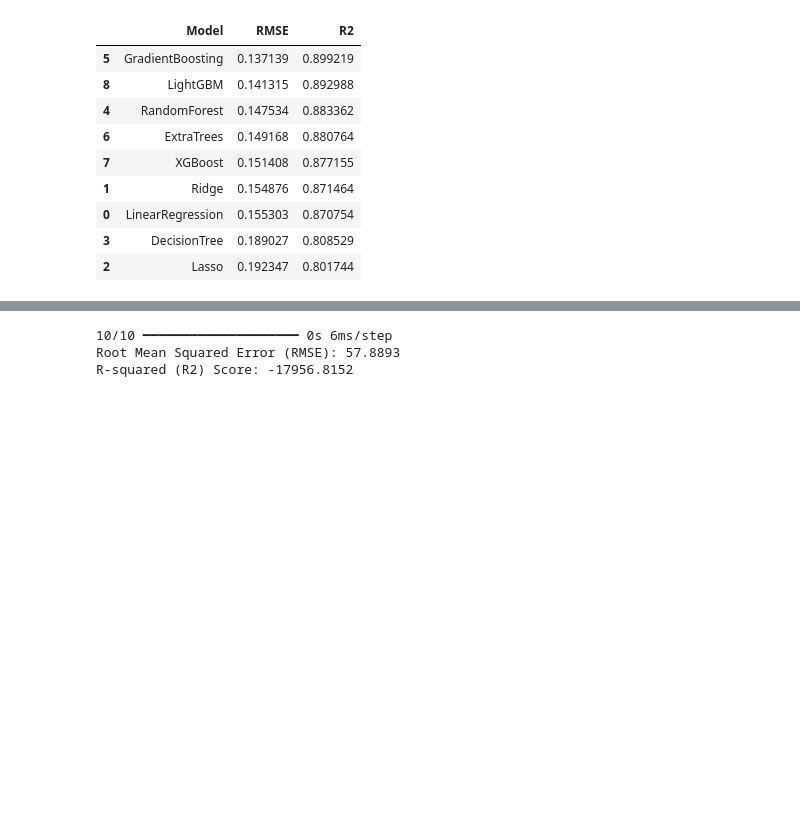
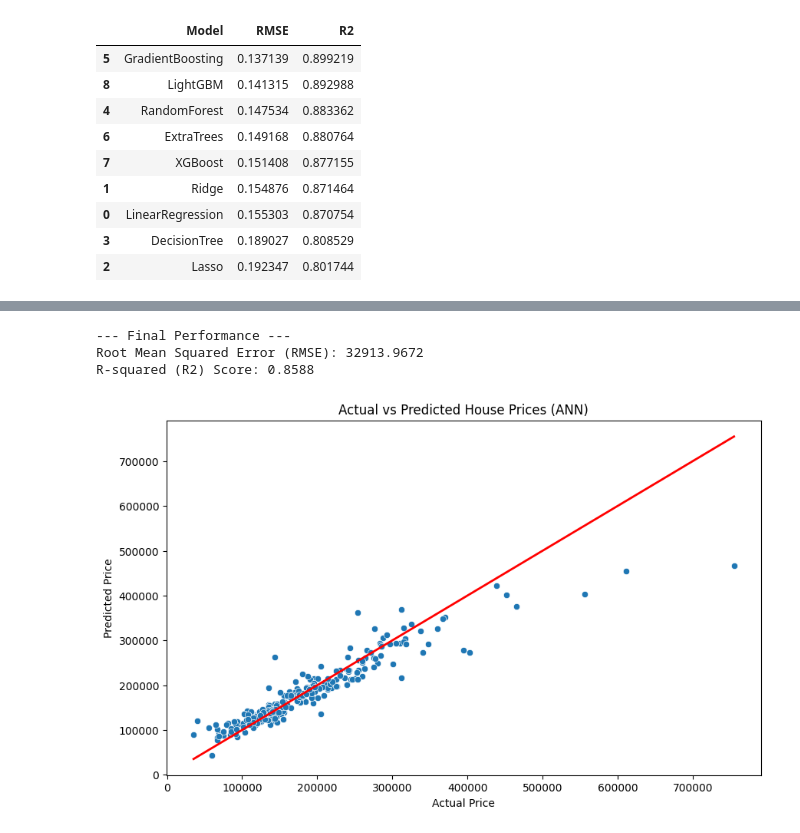
Before and after one commit to Ebratul/Python, a Jupyter notebook: HomeWork/HousePrice.ipynb, the cells around one changed output, grey strips where cells are left out. Drawn from its saved outputs; the diff is of its cells as text; code cells hidden in the pictures; blank space fills up the shorter version.

```diff
--- a/HomeWork/HousePrice.ipynb
+++ b/HomeWork/HousePrice.ipynb
@@ -294,3 +330,5 @@ model = Sequential([
 ])
 # %%
+# ৬. কম্পাইল ও ট্রেনিং
 model.compile(optimizer=tf.keras.optimizers.Adam(learning_rate=0.001), loss='mse')
+model.fit(X_train, y_train, validation_data=(X_val, y_val), epochs=150, batch_size=32, verbose=1)
@@ -297,2 +353,0 @@ model.compile(optimizer=tf.keras.optimizers.Adam(learning_rate=0.001), loss='mse
-# %%
-model.fit(X_train, y_train, validation_data=(X_test, y_test), epochs=200, batch_size=32, verbose=0)
@@ -300,0 +354,3 @@ model.fit(X_train, y_train, validation_data=(X_test, y_test), epochs=200, batch_
+# %%
+# প্রেডিকশন নিন (এটি স্কেল করা মান দিবে)
+y_pred_scaled = model.predict(X_val)
@@ -301,16 +359,29 @@ model.fit(X_train, y_train, validation_data=(X_test, y_test), epochs=200, batch_
+# %%
+# প্রেডিকশন এবং একচুয়াল ভ্যালু—উভয়কেই আসল টাকায় (Original Scale) ফিরিয়ে আনুন
+y_pred_final = scaler_y.inverse_transform(y_pred_scaled)
+y_actual_final = scaler_y.inverse_transform(y_val)
 # %%
-from sklearn.metrics import mean_squared_error, r2_score
+# ৮. সঠিক পারফরম্যান্স ক্যালকুলেশন
+rmse = np.sqrt(mean_squared_error(y_actual_final, y_pred_final))
+r2 = r2_score(y_actual_final, y_pred_final)
 
-# প্রেডিকশন
-y_pred = model.predict(X_test)
-
-# RMSE এবং R2 Score
-rmse = np.sqrt(mean_squared_error(y_test, y_pred))
-r2 = r2_score(y_test, y_pred)
-
+print("\n--- Final Performance ---")
 print(f"Root Mean Squared Error (RMSE): {rmse:.4f}")
 print(f"R-squared (R2) Score: {r2:.4f}")
 # %% [output]
-10/10 ━━━━━━━━━━━━━━━━━━━━ 0s 6ms/step
-Root Mean Squared Error (RMSE): 57.8893
-R-squared (R2) Score: -17956.8152
+--- Final Performance ---
+Root Mean Squared Error (RMSE): 32913.9672
+R-squared (R2) Score: 0.8588
+# %%
+import matplotlib.pyplot as plt
+import seaborn as sns
+
+plt.figure(figsize=(10, 6))
+sns.scatterplot(x=y_actual_final.flatten(), y=y_pred_final.flatten())
+plt.plot([y_actual_final.min(), y_actual_final.max()], [y_actual_final.min(), y_actual_final.max()], color='red', lw=2)
+plt.xlabel('Actual Price')
+plt.ylabel('Predicted Price')
+plt.title('Actual vs Predicted House Prices (ANN)')
+plt.show()
+# %% [output]
+[figure, added]
```
Also changed, not shown: parts of 12 cells of this notebook.
